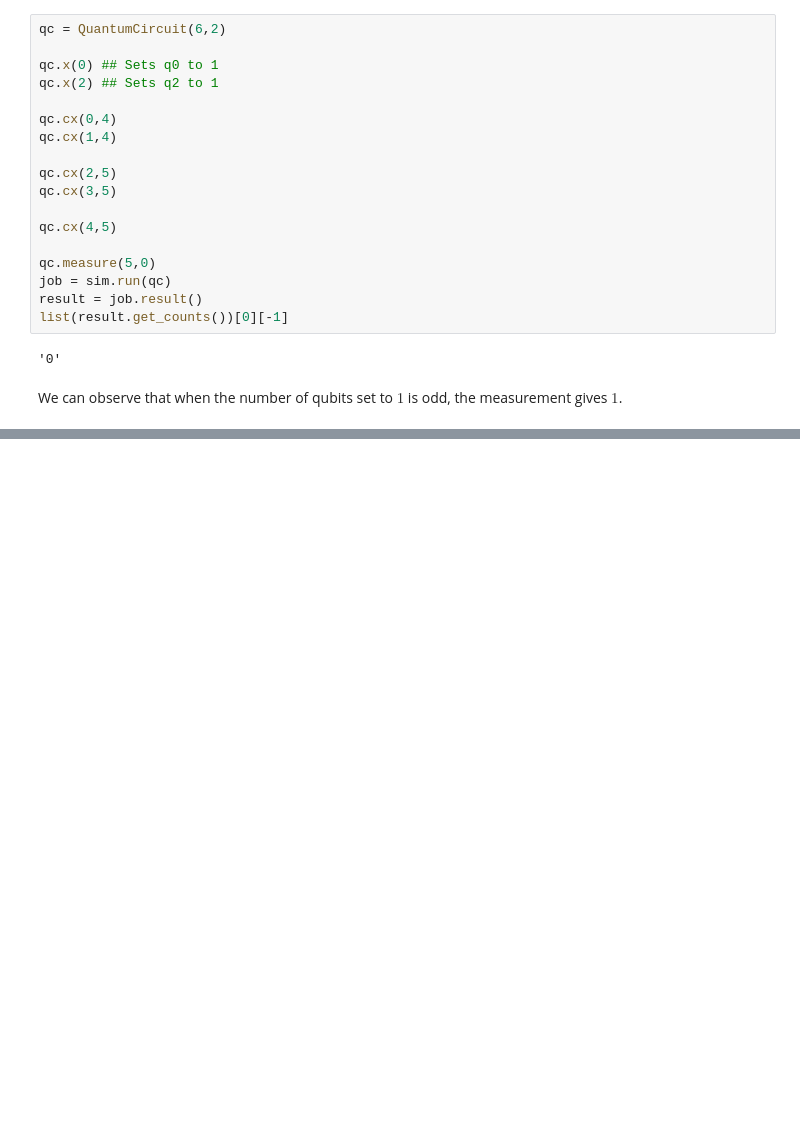
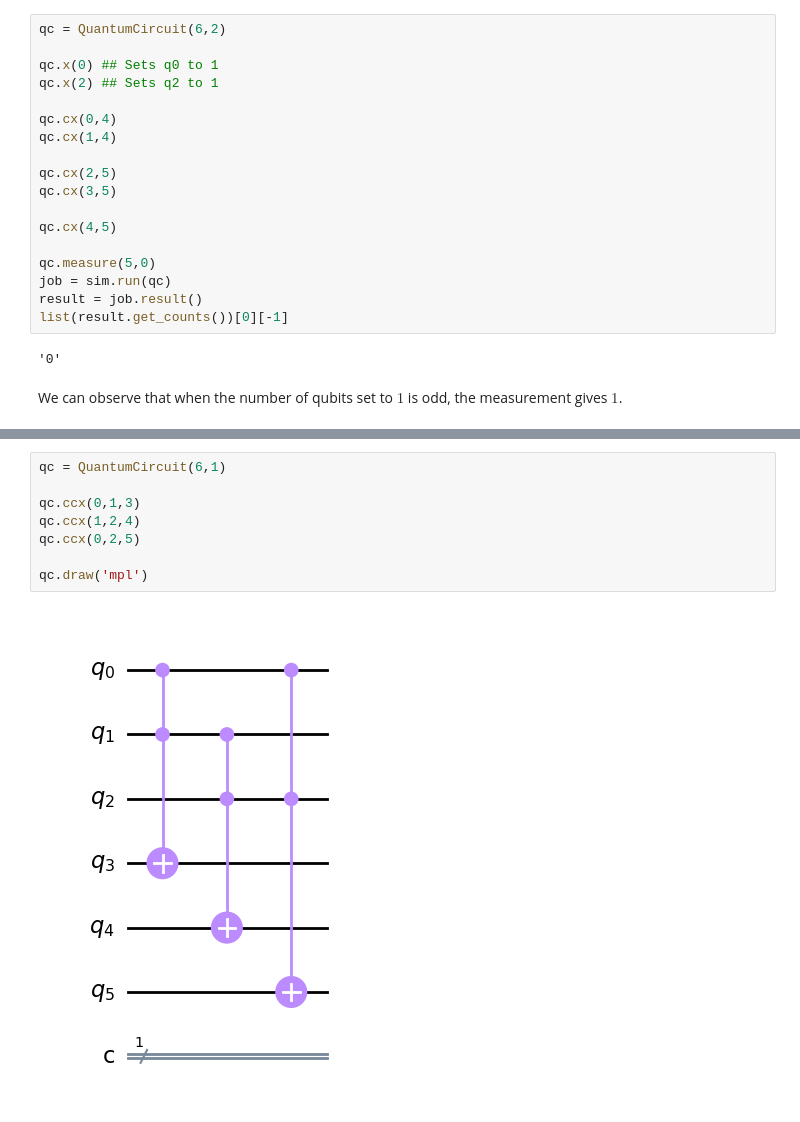
Before and after one commit to DaneshMorales/qubit-adder, a Jupyter notebook: 3_qubit_adder.ipynb, the cells around one changed output, grey strips where cells are left out. Cells and saved outputs as stored; diff of their text form; blank space fills up the shorter version.

```diff
--- a/3_qubit_adder.ipynb
+++ b/3_qubit_adder.ipynb
@@ -392,0 +411,10 @@ We can observe that when the number of qubits set to $1$ is odd, the measurement
+# %%
+qc = QuantumCircuit(6,1)
+
+qc.ccx(0,1,3)
+qc.ccx(1,2,4)
+qc.ccx(0,2,5)
+
+qc.draw('mpl')
+# %% [output]
+[figure, added]
```
Also changed, not shown: parts of 32 cells of this notebook.
